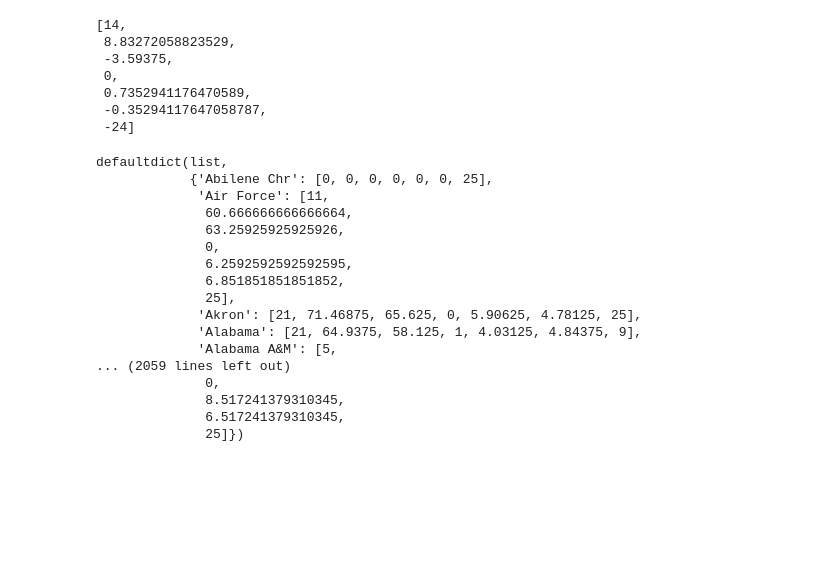
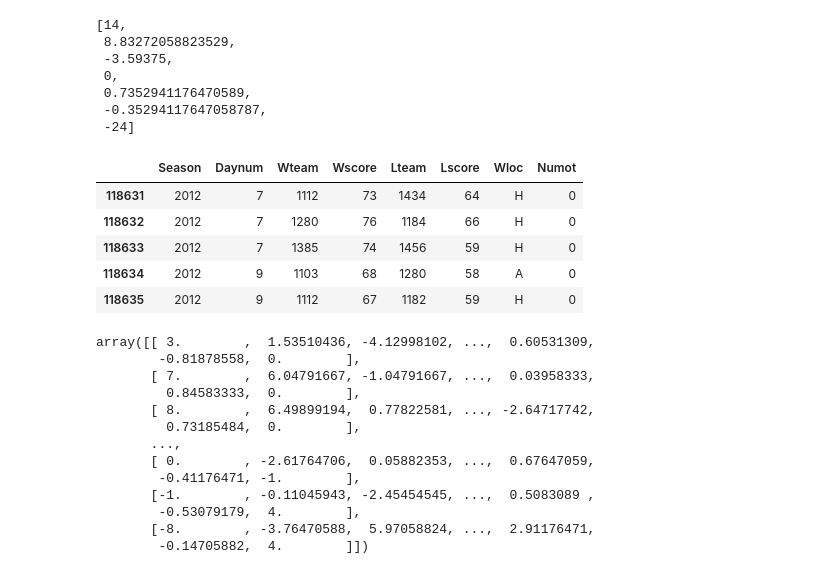
Before and after one commit to adeshpande3/March-Madness-2017, a Jupyter notebook: March Madness 2017.ipynb, the cells around one changed output. Cells and saved outputs as stored; diff of their text form; code cells hidden in the pictures; blank space fills up the shorter version.

```diff
--- a/March Madness 2017.ipynb
+++ b/March Madness 2017.ipynb
@@ -265,29 +265,20 @@ compareTwoTeams(kentucky_id, ucla_id, 2012)
  -0.35294117647058787,
  -24]
 # %%
-def createTrainingSet(year):
+def createSeasonDict(year):
     seasonDictionary = collections.defaultdict(list)
     for team in teamList:
         team_id = teams_pd[teams_pd['Team_Name'] == team].values[0][0]
         team_vector = getSeasonData(team_id, year)
-        seasonDictionary[team] = team_vector
+        seasonDictionary[team_id] = team_vector
     return seasonDictionary
-createTrainingSet(2012)
-# %% [output]
-defaultdict(list,
-            {'Abilene Chr': [0, 0, 0, 0, 0, 0, 25],
-             'Air Force': [11,
-              60.666666666666664,
-              63.25925925925926,
-              0,
-              6.2592592592592595,
-              6.851851851851852,
-              25],
-             'Akron': [21, 71.46875, 65.625, 0, 5.90625, 4.78125, 25],
-             'Alabama': [21, 64.9375, 58.125, 1, 4.03125, 4.84375, 9],
-             'Alabama A&M': [5,
-... (2059 lines left out)
-              0,
-              8.517241379310345,
-              6.517241379310345,
-              25]})
+# %%
+season_2012 = reg_season_compact_pd[reg_season_compact_pd['Season'] == 2012]
+print season_2012.head()
+# %% [output]
+|  | Season | Daynum | Wteam | Wscore | Lteam | Lscore | Wloc | Numot |
+| 118631 | 2012 | 7 | 1112 | 73 | 1434 | 64 | H | 0 |
+| 118632 | 2012 | 7 | 1280 | 76 | 1184 | 66 | H | 0 |
+| 118633 | 2012 | 7 | 1385 | 74 | 1456 | 59 | H | 0 |
+| 118634 | 2012 | 9 | 1103 | 68 | 1280 | 58 | A | 0 |
+| 118635 | 2012 | 9 | 1112 | 67 | 1182 | 59 | H | 0 |
@@ -293,0 +305,16 @@ defaultdict(list,
+# %%
+xTrain
+# %% [output]
+array([[ 3.        ,  1.53510436, -4.12998102, ...,  0.60531309,
+        -0.81878558,  0.        ],
+       [ 7.        ,  6.04791667, -1.04791667, ...,  0.03958333,
+         0.84583333,  0.        ],
+       [ 8.        ,  6.49899194,  0.77822581, ..., -2.64717742,
+         0.73185484,  0.        ],
+       ...,
+       [ 0.        , -2.61764706,  0.05882353, ...,  0.67647059,
+        -0.41176471, -1.        ],
+       [-1.        , -0.11045943, -2.45454545, ...,  0.5083089 ,
+        -0.53079179,  4.        ],
+       [-8.        , -3.76470588,  5.97058824, ...,  2.91176471,
+        -0.14705882,  4.        ]])
```
Also changed, not shown: parts of 2 cells of this notebook.
